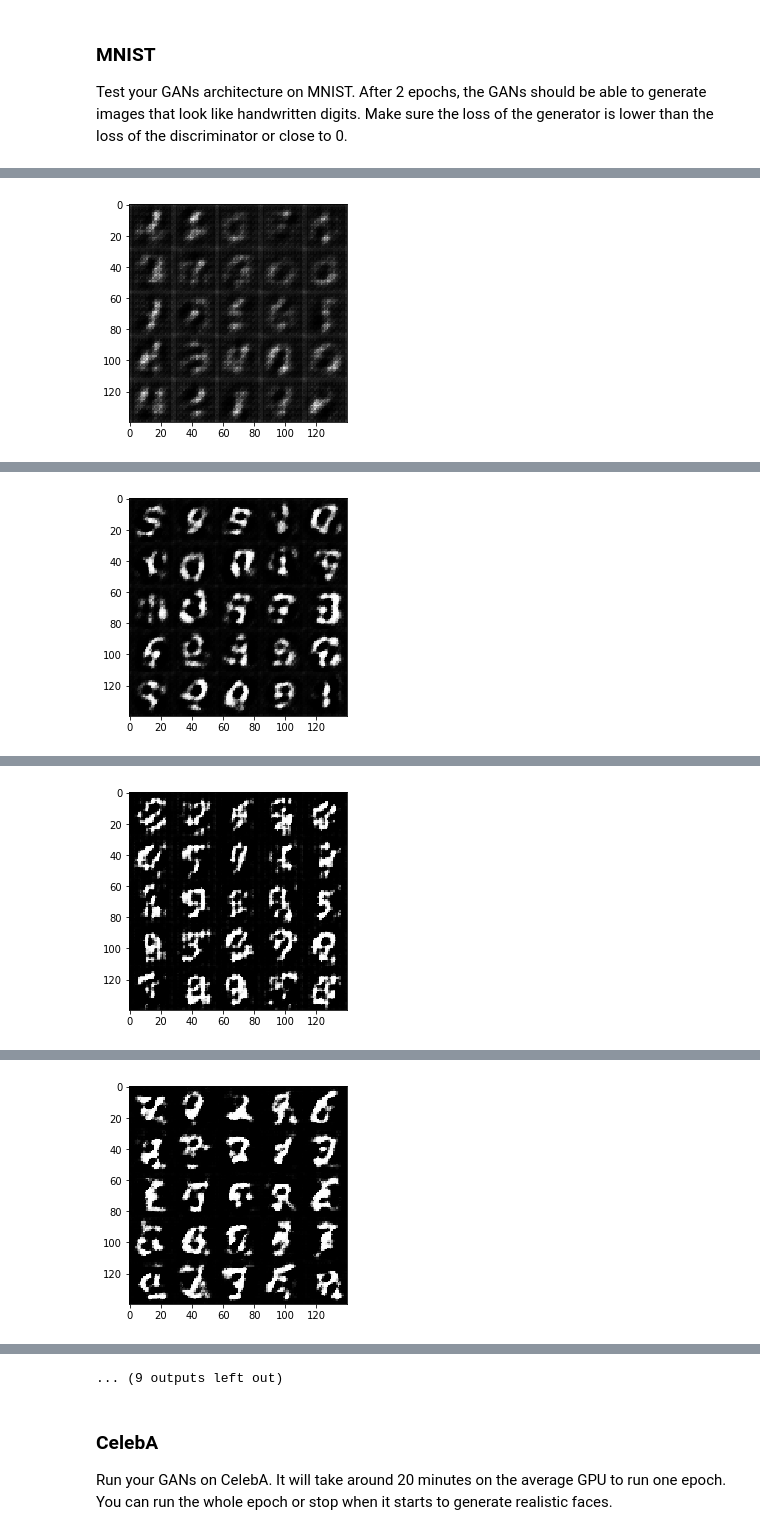
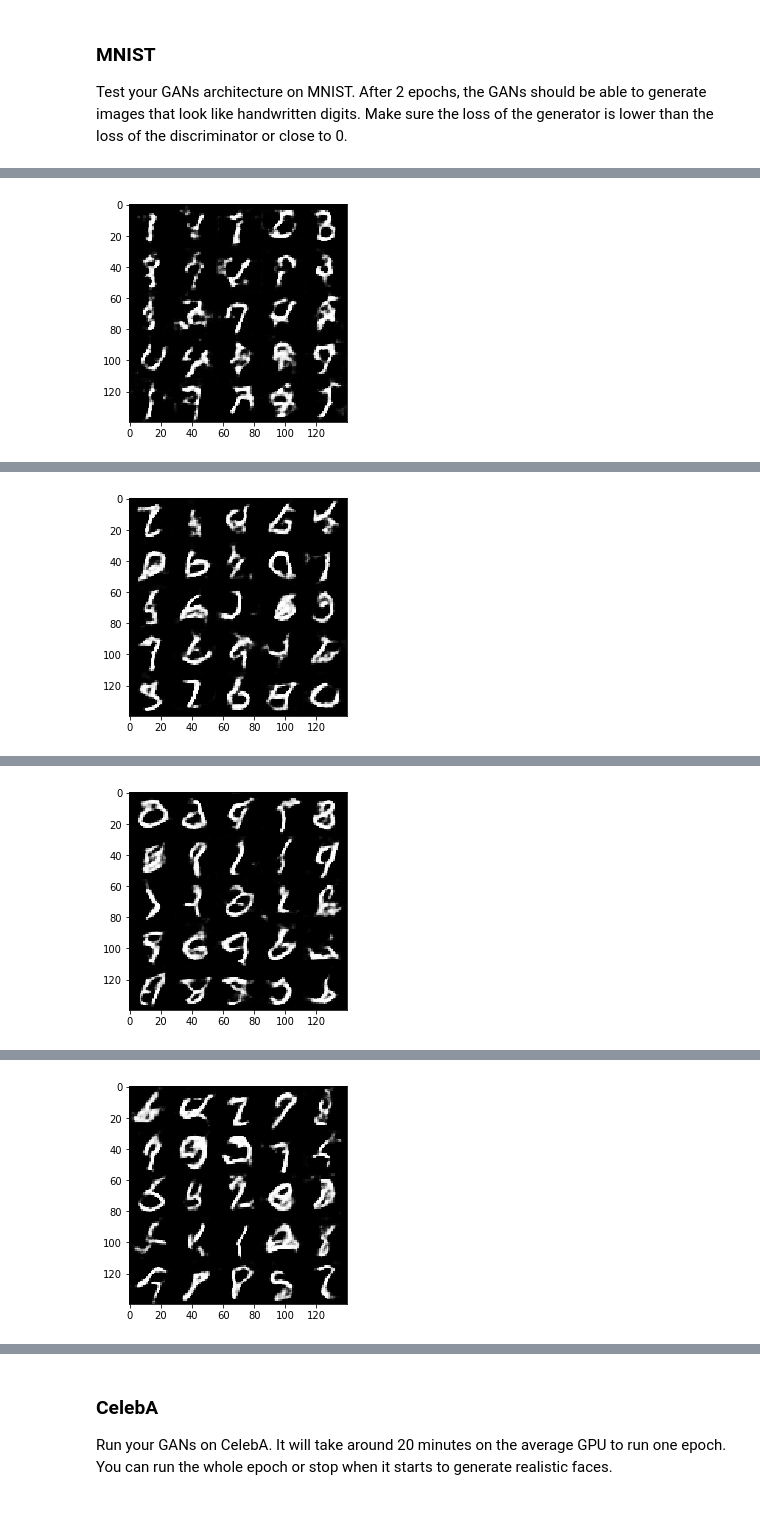
Before and after one commit to ys3x/deep-learning, a Jupyter notebook: face_generation/dlnd_face_generation.ipynb, the cells around one changed output, grey strips where cells are left out. Cells and saved outputs as stored; diff of their text form; code cells hidden in the pictures.

```diff
--- a/face_generation/dlnd_face_generation.ipynb
+++ b/face_generation/dlnd_face_generation.ipynb
@@ -163,11 +156,13 @@ def discriminator(images, reuse=False):
         # Conv2D(stride=2) -> output: (None, 14, 14, 128),  note: we don't use BatchNorm for the 1st layer
         x = tf.layers.conv2d(x, 128, kernel_size, strides=2, padding='same')
         x = tf.maximum(alpha*x, x)
+        x = tf.contrib.layers.dropout(x, keep_prob=0.5)
 
         # Conv2D(stride=2) -> output(None, 7, 7, 256)
         x = tf.layers.conv2d(x, 256, kernel_size, strides=2, padding='same')
         x = tf.layers.batch_normalization(x)
         x = tf.maximum(alpha*x, x)
+        x = tf.contrib.layers.dropout(x, keep_prob=0.5)
 
         # Flatten
         x = tf.reshape(x, (-1, 7 * 7 * 256))
@@ -260,8 +255,12 @@ def model_loss(input_real, input_z, out_channel_dim):
 
     sigmoid_ce_with_logits = tf.nn.sigmoid_cross_entropy_with_logits
 
+    # Label smoothing for Discriminator
+    # - https://github.com/soumith/ganhacks
+    # - https://arxiv.org/pdf/1606.03498.pdf
     d_loss_real = tf.reduce_mean(sigmoid_ce_with_logits(logits=d_logits_real, labels=tf.ones_like(d_model_real) * 0.9))
-    d_loss_fake = tf.reduce_mean(sigmoid_ce_with_logits(logits=d_logits_fake, labels=tf.zeros_like(d_model_fake)))
+    #d_loss_fake = tf.reduce_mean(sigmoid_ce_with_logits(logits=d_logits_fake, labels=tf.zeros_like(d_model_fake)))
+    d_loss_fake = tf.reduce_mean(sigmoid_ce_with_logits(logits=d_logits_fake, labels=tf.ones_like(d_model_fake) * 0.1))
     d_loss = d_loss_real + d_loss_fake
 
     g_loss = tf.reduce_mean(sigmoid_ce_with_logits(logits=d_logits_fake, labels=tf.ones_like(d_model_fake)))
@@ -358,7 +357,7 @@ def train(epoch_count, batch_size, z_dim, learning_rate, beta1, get_batches, dat
     :param data_image_mode: The image mode to use for images ("RGB" or "L")
     """
     # TODO: Build Model
-    image_width, image_height, image_channels = data_shape[1:] # data_shape=(n_batches, w, h, ch)
+    n_examples, image_width, image_height, image_channels = data_shape # data_shape=(n_batches, w, h, ch)
     input_real, input_z, lr = model_inputs(image_width, image_height, image_channels, z_dim)
     print('input data_shape: ', data_shape)
     print('input_real: {}, input_z: {}, lr: {}'.format(input_real.get_shape(), input_z.get_shape(), learning_rate))
@@ -367,6 +366,9 @@ def train(epoch_count, batch_size, z_dim, learning_rate, beta1, get_batches, dat
     d_train_opt, g_train_opt = model_opt(d_loss, g_loss, lr, beta1)
 
     batch_step = 0
+    show_status_step = (epoch_count * n_examples) // (batch_size * 25) # 25 times
+    show_image_step  = (epoch_count * n_examples) // (batch_size * 5)  # 5 times
+    print('show status on every {} batches, image on every {} batches'.format(show_status_step, show_image_step))
 
     with tf.Session() as sess:
         sess.run(tf.global_variables_initializer())
@@ -378,7 +380,7 @@ def train(epoch_count, batch_size, z_dim, learning_rate, beta1, get_batches, dat
                 # TODO: Train Model
                 batch_step += 1
 
-                # As Generator output is -1.0~1.0, amplify real image to -1.0~1.0 (as they are -0.5 to 0.5)
+                # As Generator output is -1.0~1.0, amplify real image to -1.0~1.0 (as they were -0.5 to 0.5)
                 batch_images *= 2.0
 
                 batch_z = np.random.uniform(-1, 1, size=(batch_size, z_dim))
@@ -388,7 +390,7 @@ def train(epoch_count, batch_size, z_dim, learning_rate, beta1, get_batches, dat
                 _ = sess.run(g_train_opt, feed_dict={input_z: batch_z, lr: learning_rate})
 
                 # Show training status and images
-                if batch_step % 100 == 0:
+                if batch_step % show_status_step == 0:
                     # Train status
                     train_loss_d = d_loss.eval({input_real: batch_images, input_z: batch_z })
                     train_loss_g = g_loss.eval({input_z: batch_z})
@@ -397,8 +399,11 @@ def train(epoch_count, batch_size, z_dim, learning_rate, beta1, get_batches, dat
                           "Discriminator Loss: {:.4f}...".format(train_loss_d),
                           "Generator Loss: {:.4f}".format(train_loss_g))
 
-                    # Sample images
+                if batch_step % show_image_step == 0:
                     show_generator_output(sess, 5**2, input_z, image_channels, data_image_mode)
+
+        # last
+        show_generator_output(sess, 5**2, input_z, image_channels, data_image_mode)
 # %% [markdown]
 ### MNIST
 Test your GANs architecture on MNIST.  After 2 epochs, the GANs should be able to generate images that look like handwritten digits.  Make sure the loss of the generator is lower than the loss of the discriminator or close to 0.
@@ -405,8 +421,8 @@ Test your GANs architecture on MNIST.  After 2 epochs, the GANs should be able t
 # %%
-batch_size = 64
+batch_size = 20
 z_dim = 100
-learning_rate = 0.0002
-beta1 = 0.5
+learning_rate = 2e-4
+beta1 = 0.3
 
 
 """
@@ -425 +446 @@ Epoch 1/2, Batch Step:100, Proc Imgs: 6k ... Discriminator Loss: 1.3123... Gener
-[figure, old version]
+[figure, new version]
@@ -427 +452 @@ Epoch 1/2, Batch Step:200, Proc Imgs: 12k ... Discriminator Loss: 1.3607... Gene
-[figure, old version]
+[figure, new version]
@@ -429 +458 @@ Epoch 1/2, Batch Step:300, Proc Imgs: 19k ... Discriminator Loss: 1.2765... Gene
-[figure, old version]
+[figure, new version]
@@ -431 +464 @@ Epoch 1/2, Batch Step:400, Proc Imgs: 25k ... Discriminator Loss: 1.2615... Gene
-[figure, old version]
+[figure, new version]
@@ -436,4 +472,3 @@ Epoch 1/2, Batch Step:600, Proc Imgs: 38k ... Discriminator Loss: 1.2629... Gene
-... (9 outputs left out)
 # %% [markdown]
 ### CelebA
 Run your GANs on CelebA.  It will take around 20 minutes on the average GPU to run one epoch.  You can run the whole epoch or stop when it starts to generate realistic faces.
```
Also changed, not shown: parts of 5 cells of this notebook, 9 other files.
